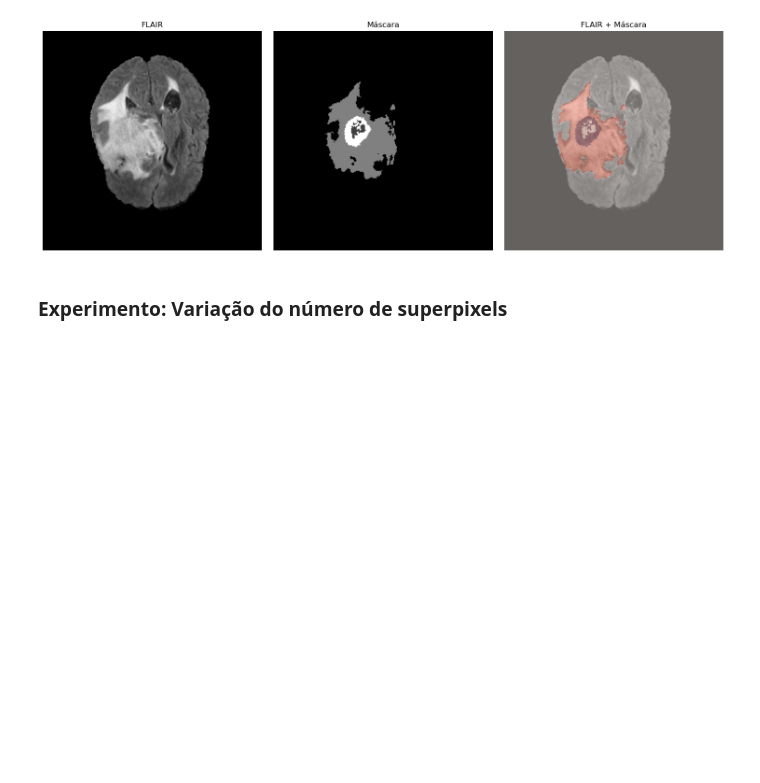
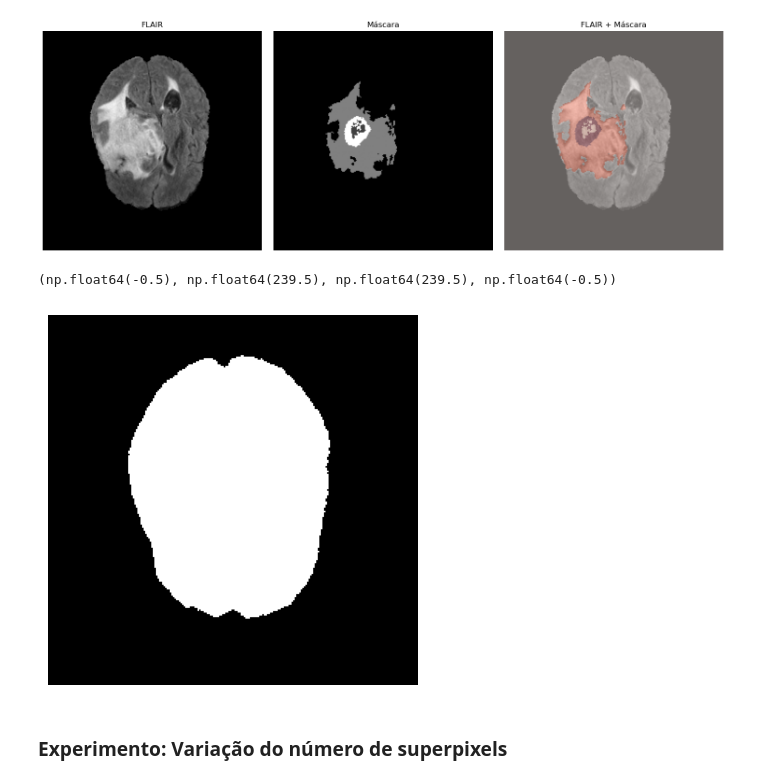
Before and after one commit to gab-rielly/superpixel-graph-brain-tumor, a Jupyter notebook: code.ipynb, the cells around one changed output. Drawn from its saved outputs; the diff is of its cells as text; code cells hidden in the pictures; blank space fills up the shorter version.

```diff
--- a/code.ipynb
+++ b/code.ipynb
@@ -95,3 +94,9 @@ def calcular_metricas(G, labels_superpixel):
         "grau_tumor": np.mean(grau_tumor),
         "grau_normal": np.mean(grau_normal),
     }
+# %%
+def criar_mascara_cerebro(img_norm):
+    brain_mask = img_norm > 0.02
+    brain_mask = binary_closing(brain_mask, disk(3))
+    brain_mask = remove_small_objects(brain_mask, min_size=500)
+    return brain_mask
@@ -140,6 +188,14 @@ plt.tight_layout()
 plt.show()
 # %% [output]
 [figure]
+# %%
+brain_mask = criar_mascara_cerebro(img_norm)
+
+plt.imshow(brain_mask, cmap="gray")
+plt.axis("off")
+# %% [output]
+(np.float64(-0.5), np.float64(239.5), np.float64(239.5), np.float64(-0.5))
+[figure, added]
 # %% [markdown]
 ### **Experimento: Variação do número de superpixels**
 # %%
```
Also changed, not shown: parts of 18 cells of this notebook.
